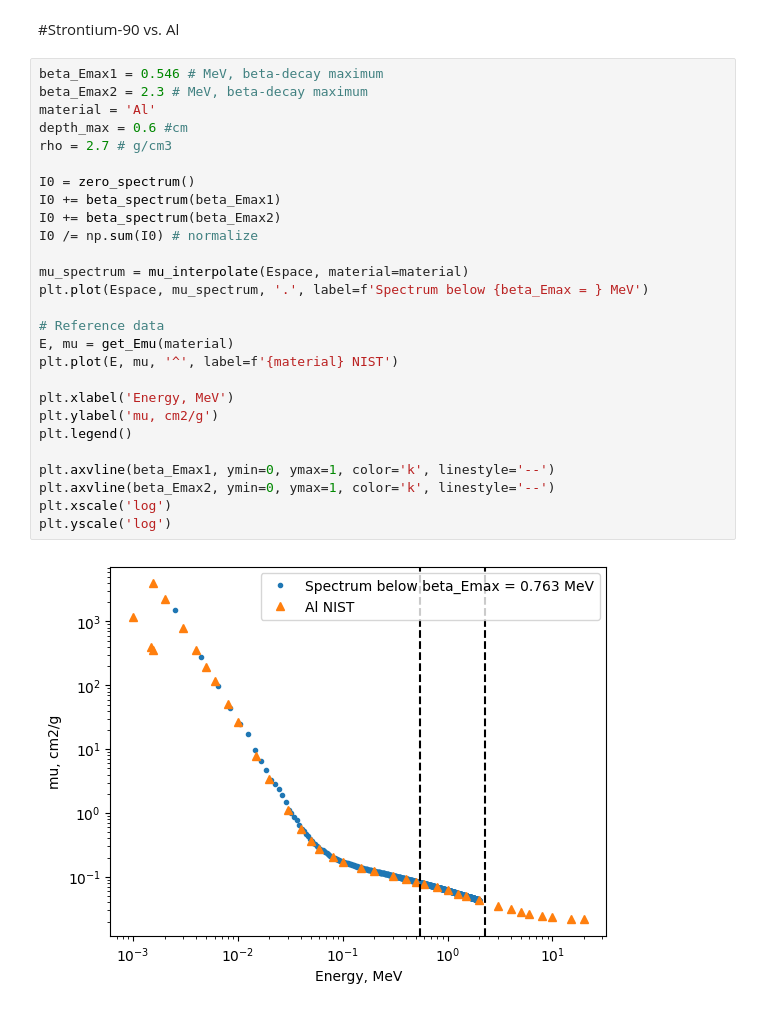
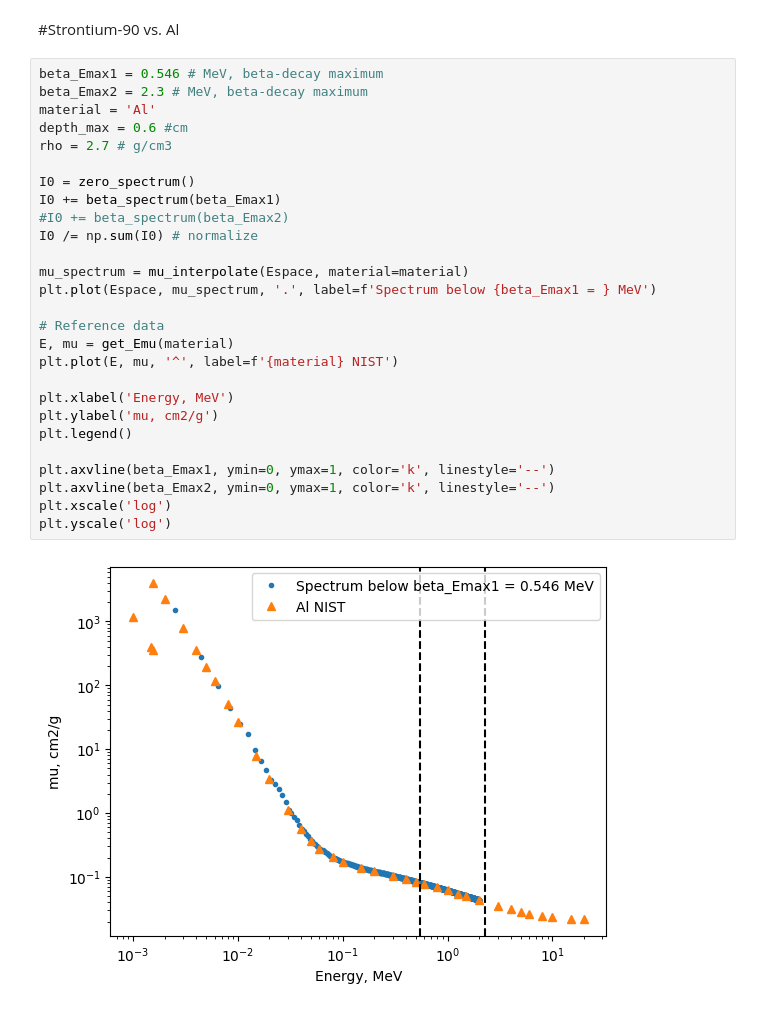
Before and after one commit to evgeny-kolonsky/Lab4, a Jupyter notebook: NU/Attenuation_model.ipynb, the cells around one changed output. Cells and saved outputs as stored; diff of their text form.

```diff
--- a/NU/Attenuation_model.ipynb
+++ b/NU/Attenuation_model.ipynb
@@ -451,32 +450,32 @@ plt.legend()
 # %%
 beta_Emax1 = 0.546 # MeV, beta-decay maximum
 beta_Emax2 = 2.3 # MeV, beta-decay maximum
 material = 'Al'
 depth_max = 0.6 #cm
 rho = 2.7 # g/cm3
 
 I0 = zero_spectrum()
 I0 += beta_spectrum(beta_Emax1)
-I0 += beta_spectrum(beta_Emax2)
+#I0 += beta_spectrum(beta_Emax2)
 I0 /= np.sum(I0) # normalize
 
 mu_spectrum = mu_interpolate(Espace, material=material)
-plt.plot(Espace, mu_spectrum, '.', label=f'Spectrum below {beta_Emax = } MeV')
+plt.plot(Espace, mu_spectrum, '.', label=f'Spectrum below {beta_Emax1 = } MeV')
 
 # Reference data
 E, mu = get_Emu(material)
 plt.plot(E, mu, '^', label=f'{material} NIST')
 
 plt.xlabel('Energy, MeV')
 plt.ylabel('mu, cm2/g')
 plt.legend()
 
 plt.axvline(beta_Emax1, ymin=0, ymax=1, color='k', linestyle='--')
 plt.axvline(beta_Emax2, ymin=0, ymax=1, color='k', linestyle='--')
 plt.xscale('log')
 plt.yscale('log')
 # %% [output]
-[figure, old version]
+[figure, new version]
 # %%
 for depth in np.linspace(0, depth_max, 4):
   i_spectrum = I0 * np.exp(-mu_spectrum * depth * rho)
```
Also changed, not shown: parts of 8 cells of this notebook.
